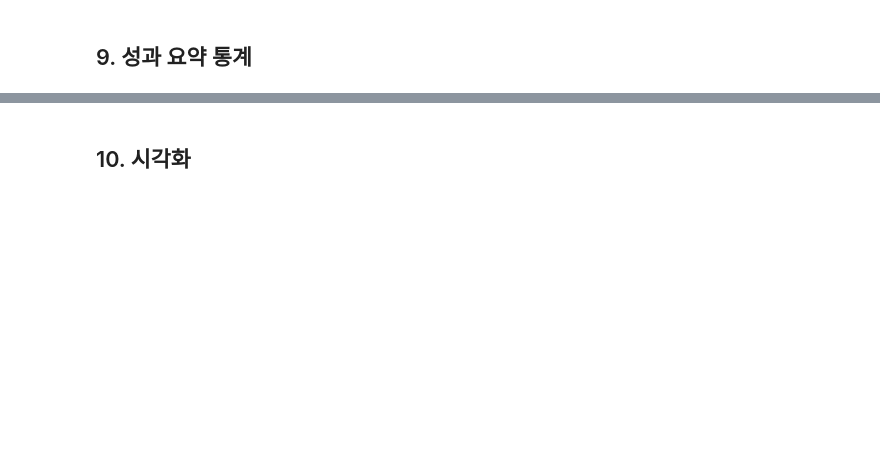
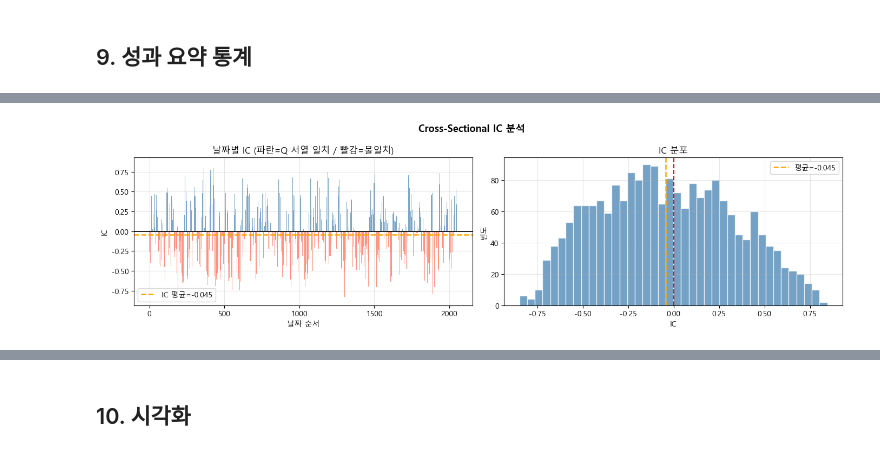
Before and after one commit to sybeom528/finance_project, a Jupyter notebook: 서윤범/Step3_XGBoost_walkForward.ipynb, the cells around one changed output, grey strips where cells are left out. Drawn from its saved outputs; the diff is of its cells as text; code cells hidden in the pictures; blank space fills up the shorter version.

```diff
--- a/서윤범/Step3_XGBoost_walkForward.ipynb
+++ b/서윤범/Step3_XGBoost_walkForward.ipynb
@@ -95,36 +116,38 @@ NameError: name 'panel' is not defined
 # %% [markdown]
 ## 3. 피처 / 타겟 정의
 # %%
-TARGET_COL = "target_fwd"   # 21일 포워드 로그수익률
-SECTOR_COL = "sector_code"  # 카테고리 피처 (EQUITY/BOND/ALT)
+TARGET_COL = "fwd_ret_21d"  # Step2 산출물 컬럼명
+SECTOR_COL = "asset_class"  # Step2 산출물 컬럼명 (equity / bond / alt / equity_sector)
 
-# ── 자산별 피처 (모멘텀·변동성) ───────────────────────────────────────────────
+# ── 자산별 피처 (모멘텀·변동성·베타·민감도) ──────────────────────────────────
 ASSET_FEATURES = [
     "ret_1m", "ret_3m", "ret_6m", "ret_12m",
     "vol_21d", "vol_63d", "vol_ratio",
-    "volume_zscore", "ret_vs_sector",
+    "beta_60d", "beta_120d",
+    "rate_corr_60d", "rsi_14d",
 ]
 
-# ── 매크로 피처 15개 ──────────────────────────────────────────────────────────
+# ── 매크로 피처 17개 ──────────────────────────────────────────────────────────
 MACRO_FEATURES = [
-    "VIX_contango", "VIX_slope_9d_3m", "VIX_slope_3m_6m",
+    "VIX_level", "VIX_contango", "VIX_slope_9d_3m", "VIX_slope_3m_6m",
     "SKEW_level", "SKEW_zscore",
     "Cu_Au_ratio", "Cu_Au_ratio_chg",
     "HY_spread", "HY_spread_chg",
     "yield_curve", "yield_curve_inv",
     "claims_4wma", "claims_zscore",
     "WEI_level", "sahm_indicator",
+    "DGS10_chg5",
 ]
 
-# ── GDELT 감성 피처 ───────────────────────────────────────────────────────────
+# ── GDELT 감성 피처 (수집 완료 후 자동 추가) ──────────────────────────────────
 GDELT_FEATURES = [
     "gdelt_avg_tone_1m", "gdelt_tone_momentum", "gdelt_article_volume",
 ]
 
-# ── HMM 레짐 확률 ─────────────────────────────────────────────────────────────
+# ── HMM 레짐 확률 (Step2에 추가되면 자동 추가) ────────────────────────────────
 HMM_FEATURES = ["hmm_crisis_prob"]
 
-# ── 수치형 전체 (sector_code 제외) ───────────────────────────────────────────
+# ── 수치형 전체 (SECTOR_COL 제외) ────────────────────────────────────────────
 NUM_FEATURES = ASSET_FEATURES + MACRO_FEATURES + GDELT_FEATURES + HMM_FEATURES
 ALL_FEATURES = NUM_FEATURES + [SECTOR_COL]
 
@@ -494,0 +577,78 @@ print(f"  Ω   평균: {results_df['Omega'].mean():.6f}  std: {results_df['Omega
+# %%
+from scipy.stats import spearmanr
+
+# ── 날짜별 크로스섹션 IC (Spearman) ──────────────────────────────────────────
+def calc_ic(g):
+    df = g.dropna(subset=["Q", "actual_ret"])
+    if len(df) < 5:
+        return np.nan
+    return spearmanr(df["Q"], df["actual_ret"])[0]
+
+ic_series = (
+    results_df
+    .groupby(level="date")
+    .apply(calc_ic)
+    .rename("IC")
+    .dropna()
+)
+
+ic_mean = ic_series.mean()
+ic_std  = ic_series.std()
+icir    = ic_mean / ic_std if ic_std > 1e-12 else np.nan
+ic_pos  = (ic_series > 0).mean()
+
+print("=" * 50)
+print("  Cross-Sectional IC 분석")
+print("=" * 50)
+print(f"IC 평균  : {ic_mean:.4f}  (0.05 이상이면 유의미)")
+print(f"  IC std   : {ic_std:.4f}")
+print(f"  ICIR     : {icir:.4f}  (0.5 이상이면 양호, 1.0 이상이면 우수)")
+print(f"  IC > 0   : {ic_pos:.1%}  (50% 이상이면 양호)")
+print()
+if icir > 1.0:
+    print("  판정: 우수한 크로스섹션 신호")
+elif icir > 0.5:
+    print("  판정: 양호한 크로스섹션 신호 - BL 활용 가능")
+elif ic_mean > 0:
+    print("  판정: 약한 신호 - BL에서 tau 작게 설정 권장")
+else:
+    print("  판정: 신호 없음 - 모델 재검토 필요")
+
+# ── 시각화 ─────────────────────────────────────────────────────────────────
+fig, axes = plt.subplots(1, 2, figsize=(14, 4))
+fig.suptitle("Cross-Sectional IC 분석", fontsize=13, fontweight="bold")
+
+ax = axes[0]
+colors = ["steelblue" if v > 0 else "tomato" for v in ic_series.values]
+ax.bar(range(len(ic_series)), ic_series.values, color=colors, alpha=0.7)
+ax.axhline(0,       color="black",  lw=1.2)
+ax.axhline(ic_mean, color="orange", lw=1.8, ls="--", label=f"IC 평균={ic_mean:.3f}")
+ax.set_title("날짜별 IC (파란=Q 서열 일치 / 빨강=불일치)")
+ax.set_xlabel("날짜 순서"); ax.set_ylabel("IC")
+ax.legend(); ax.grid(alpha=0.3)
+
+ax = axes[1]
+ax.hist(ic_series.values, bins=40, color="steelblue", alpha=0.75, edgecolor="white")
+ax.axvline(0,       color="red",    lw=1.5, ls="--")
+ax.axvline(ic_mean, color="orange", lw=1.8, ls="--", label=f"평균={ic_mean:.3f}")
+ax.set_title("IC 분포")
+ax.set_xlabel("IC"); ax.set_ylabel("빈도")
+ax.legend(); ax.grid(alpha=0.3)
+
+plt.tight_layout()
+plt.savefig(OUTPUT_DIR / "xgb_IC_analysis.png", dpi=150, bbox_inches="tight")
+plt.show()
+
+# ── IC 누적합 (신호 일관성 확인) ──────────────────────────────────────────
+fig, ax = plt.subplots(figsize=(12, 4))
+ic_series.cumsum().plot(ax=ax, color="steelblue", lw=1.5)
+ax.axhline(0, color="black", lw=1)
+ax.fill_between(ic_series.index, ic_series.cumsum(), 0,
+                where=(ic_series.cumsum() > 0), alpha=0.2, color="steelblue")
+ax.set_title("IC 누적합 (우상향일수록 일관된 신호)")
+ax.set_xlabel("날짜"); ax.set_ylabel("Cumulative IC"); ax.grid(alpha=0.3)
+plt.tight_layout()
+plt.savefig(OUTPUT_DIR / "xgb_IC_cumulative.png", dpi=150, bbox_inches="tight")
+plt.show()
+print(f"저장: {OUTPUT_DIR}")
+# %% [output]
@@ -494,0 +664 @@ print(f"  Ω   평균: {results_df['Omega'].mean():.6f}  std: {results_df['Omega
+[figure, added]
```
Also changed, not shown: parts of 20 cells of this notebook, 13 other files.
